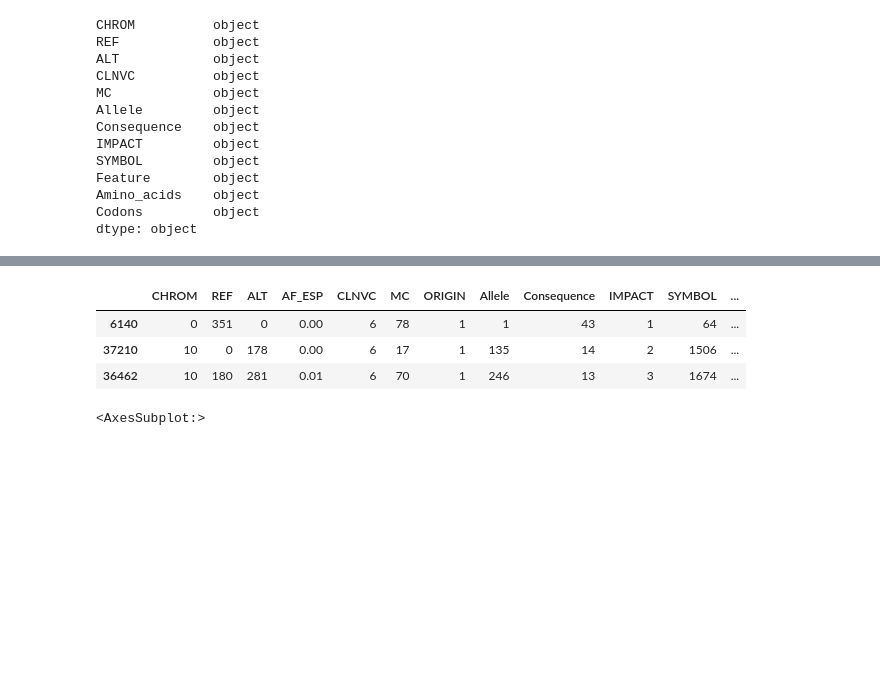
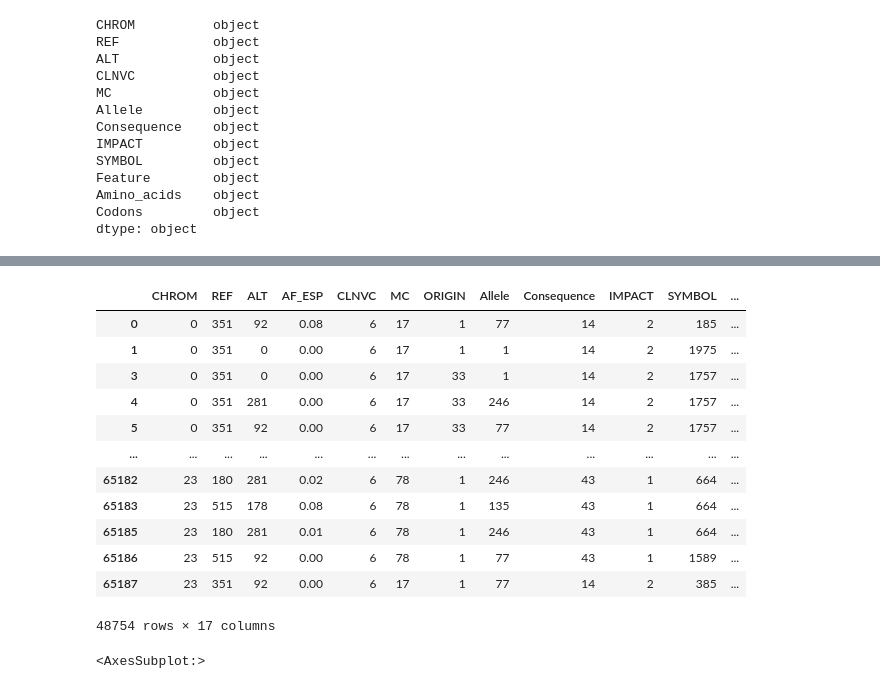
Before and after one commit to moqa19/IBM-Machine-Learning, a Jupyter notebook: ML 4.ipynb, the cells around one changed output, grey strips where cells are left out. Saved outputs shown, nothing was run; the diff lists cells and outputs as text; code cells hidden in the pictures; blank space fills up the shorter version.

```diff
--- a/ML 4.ipynb
+++ b/ML 4.ipynb
@@ -341,20 +363,29 @@ dtype: object
 # %%
 lb, le = LabelBinarizer(), LabelEncoder()
 
 #encoding ordinary variables
 for col in categorical_variables:
     data[col] = le.fit_transform(data[col])
 
 # binary encoding binary variables
 for col in binary_variables:
     data[col] = lb.fit_transform(data[col])
 
-data.sample(3)
+data
 # %% [output]
 |  | CHROM | REF | ALT | AF_ESP | CLNVC | MC | ORIGIN | Allele | Consequence | IMPACT | SYMBOL | ... |
-| 6140 | 0 | 351 | 0 | 0.00 | 6 | 78 | 1 | 1 | 43 | 1 | 64 | ... |
-| 37210 | 10 | 0 | 178 | 0.00 | 6 | 17 | 1 | 135 | 14 | 2 | 1506 | ... |
-| 36462 | 10 | 180 | 281 | 0.01 | 6 | 70 | 1 | 246 | 13 | 3 | 1674 | ... |
+| 0 | 0 | 351 | 92 | 0.08 | 6 | 17 | 1 | 77 | 14 | 2 | 185 | ... |
+| 1 | 0 | 351 | 0 | 0.00 | 6 | 17 | 1 | 1 | 14 | 2 | 1975 | ... |
+| 3 | 0 | 351 | 0 | 0.00 | 6 | 17 | 33 | 1 | 14 | 2 | 1757 | ... |
+| 4 | 0 | 351 | 281 | 0.00 | 6 | 17 | 33 | 246 | 14 | 2 | 1757 | ... |
+| 5 | 0 | 351 | 92 | 0.00 | 6 | 17 | 33 | 77 | 14 | 2 | 1757 | ... |
+| ... | ... | ... | ... | ... | ... | ... | ... | ... | ... | ... | ... | ... |
+| 65182 | 23 | 180 | 281 | 0.02 | 6 | 78 | 1 | 246 | 43 | 1 | 664 | ... |
+| 65183 | 23 | 515 | 178 | 0.08 | 6 | 78 | 1 | 135 | 43 | 1 | 664 | ... |
+| 65185 | 23 | 180 | 281 | 0.01 | 6 | 78 | 1 | 246 | 43 | 1 | 664 | ... |
+| 65186 | 23 | 515 | 92 | 0.00 | 6 | 78 | 1 | 77 | 43 | 1 | 1589 | ... |
+| 65187 | 23 | 351 | 92 | 0.00 | 6 | 17 | 1 | 77 | 14 | 2 | 385 | ... |
+48754 rows × 17 columns
 # %%
 plt.figure(figsize = (30, 15))
 sns.heatmap(data.corr(), annot = True, linewidths=.5, cmap = plt.cm.cool)
```
Also changed, not shown: parts of 21 cells of this notebook, 1 other file.
